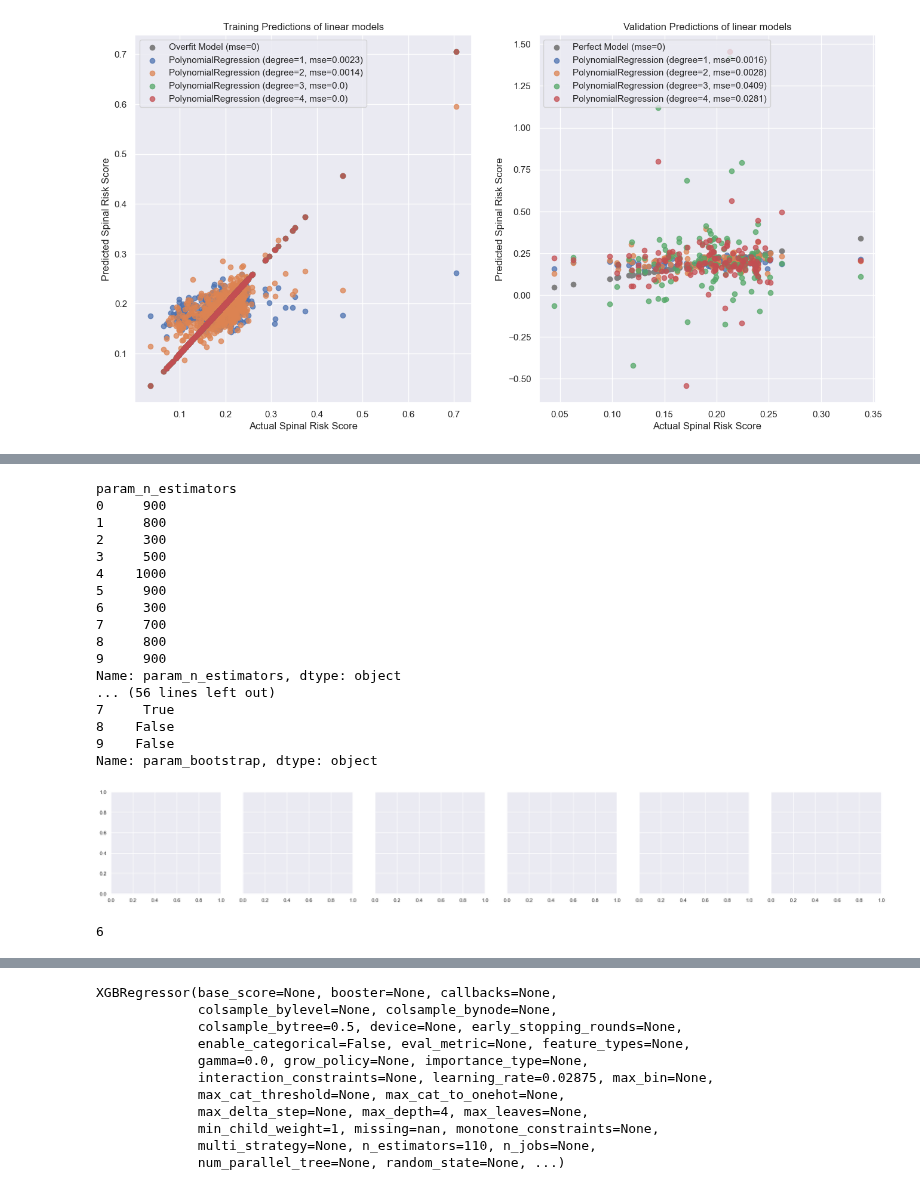
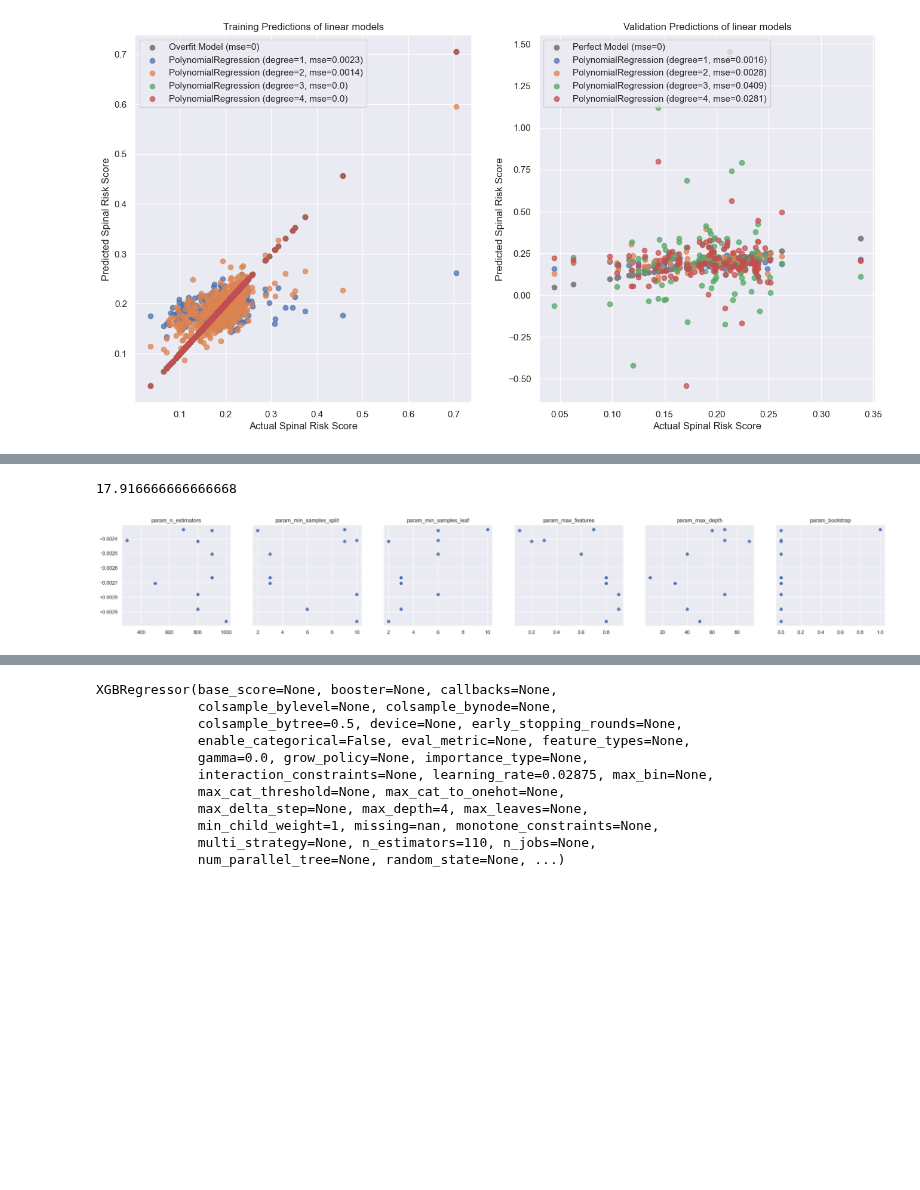
Before and after one commit to evanyfyip/vm-spinal-risk, a Jupyter notebook: vm-spinal-risk/notebooks/step2_ml_pipeline.ipynb, the cells around one changed output, grey strips where cells are left out. Cells and saved outputs as stored; diff of their text form; code cells hidden in the pictures; blank space fills up the shorter version.

```diff
--- a/vm-spinal-risk/notebooks/step2_ml_pipeline.ipynb
+++ b/vm-spinal-risk/notebooks/step2_ml_pipeline.ipynb
@@ -233,44 +244,22 @@ Random Forest Regression - Best Validation Mean Squared Error: 0.002328596790998
+# %%
+1075/60
+# %% [output]
+17.916666666666668
 # %%
 rsearch_df = pd.DataFrame(randomized_search.cv_results_)
 # %%
 trial = 1
 param_df = rsearch_df.filter(regex='param_')
 num_params = param_df.shape[1]
 
 fig, axes = plt.subplots(1, num_params, figsize=(30, 4), sharey=True)
 for i, ax in enumerate(axes):
-    print(param_df.columns[i])
-    try:
-        param_vals = param_df.iloc[:, i].astype(float)
-    :
+    ax.scatter(param_df.iloc[:, i], rsearch_df['mean_test_score'])
+    ax.set_title(f'{param_df.columns[i]}')
 
-    ax.scatter(param_df.iloc[:, i], rsearch_df['mean_test_score'])
-    # ax.set_title(f'{param_df.columns[i]}')
-
-# fig.savefig(f'../figures/hp_tuning/randomforest_hp_correlations{trial}.png')
+fig.savefig(f'../figures/hp_tuning/randomforest_hp_correlations{trial}.png')
 # %% [output]
-param_n_estimators
-0     900
-1     800
-2     300
-3     500
-4    1000
-5     900
-6     300
-7     700
-8     800
-9     900
-Name: param_n_estimators, dtype: object
-... (56 lines left out)
-7     True
-8    False
-9    False
-Name: param_bootstrap, dtype: object
-[figure, old version]
+[figure, new version]
-# %%
-num_params
-# %% [output]
-6
 # %%
 # rsearch_df.sort_values(by='rank_test_score')
 plt.plot(rsearch_df.mean_test_score)
```
Also changed, not shown: parts of 7 cells of this notebook, 3 other files.
